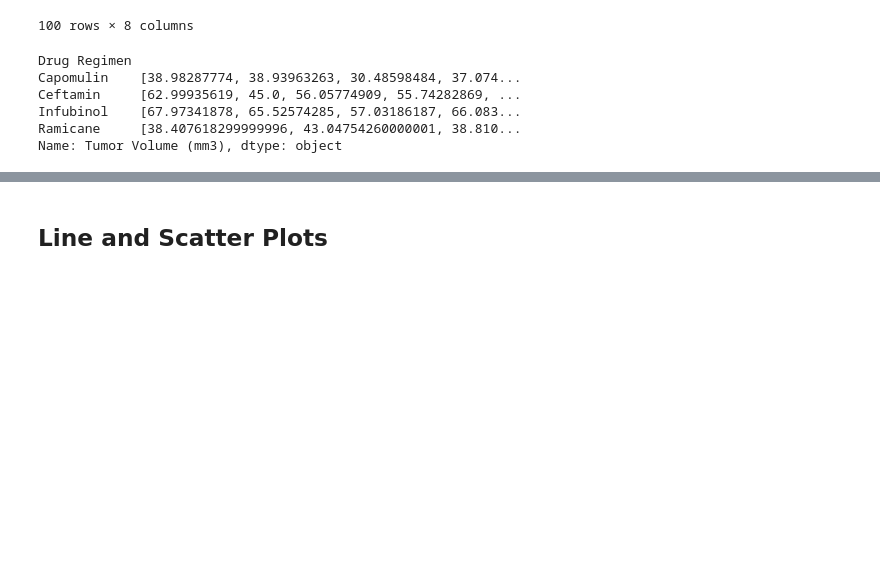
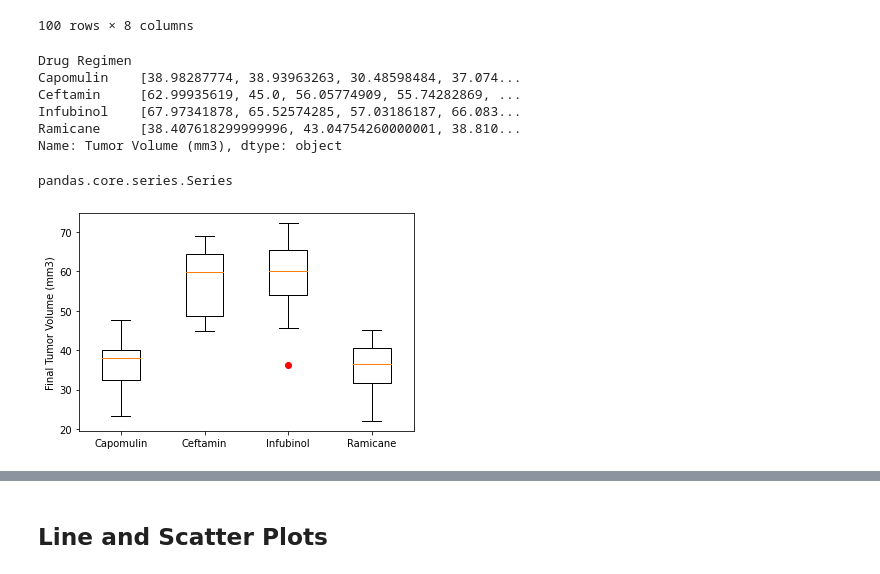
Before and after one commit to ChristyGruen/matplotlib-challenge, a Jupyter notebook: Pymaceuticals/pymaceuticals_Report.ipynb, the cells around one changed output, grey strips where cells are left out. Saved outputs shown, nothing was run; the diff lists cells and outputs as text; code cells hidden in the pictures; blank space fills up the shorter version.

```diff
--- a/Pymaceuticals/pymaceuticals_Report.ipynb
+++ b/Pymaceuticals/pymaceuticals_Report.ipynb
@@ -315,8 +331,9 @@ fourmmtv
 
     # add subset
     # create groupby drug regimen lists of tumor volumes
-finalTV = fourmmtv.groupby('Drug Regimen')['Tumor Volume (mm3)'].apply(list)
-finalTV
+finalTV = fourmmtv.groupby('Drug Regimen')['Tumor Volume (mm3)'].agg(list)
+print(finalTV)
+type(finalTV)
 # %% [output]
 Drug Regimen
 Capomulin    [38.98287774, 38.93963263, 30.48598484, 37.074...
@@ -324,5 +341,18 @@ Ceftamin     [62.99935619, 45.0, 56.05774909, 55.74282869, ...
 Infubinol    [67.97341878, 65.52574285, 57.03186187, 66.083...
 Ramicane     [38.407618299999996, 43.04754260000001, 38.810...
 Name: Tumor Volume (mm3), dtype: object
+pandas.core.series.Series
+# %%
+# Generate a box plot that shows the distrubution of the tumor volume for each treatment group.
+# A box plot is generated that shows the distribution of the final tumor volume for all the mice in each treatment group. (5 points)
+#https://matplotlib.org/stable/api/markers_api.html
+
+fig1,ax1 = plt.subplots()
+ax1.set_ylabel('Final Tumor Volume (mm3)')
+ax1.boxplot(finalTV,0,'ro',labels = finalTV.index)
+# ax1.boxplot(finalTV)
+plt.show()
+# %% [output]
+[figure, added]
 # %%
 
```
Also changed, not shown: parts of 20 cells of this notebook.
